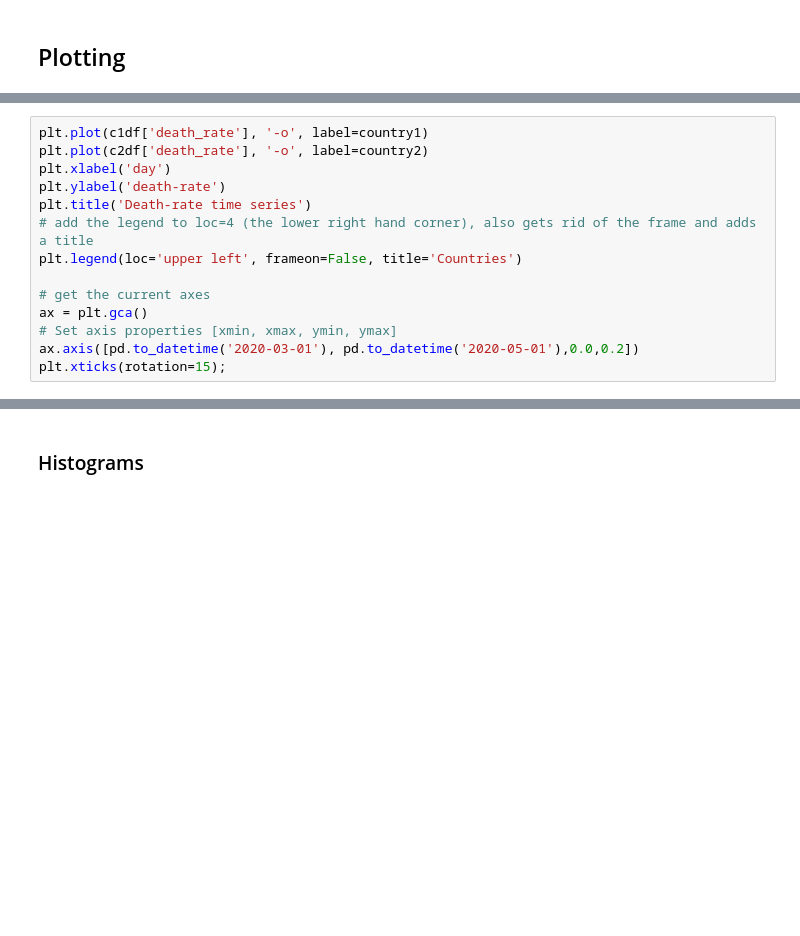
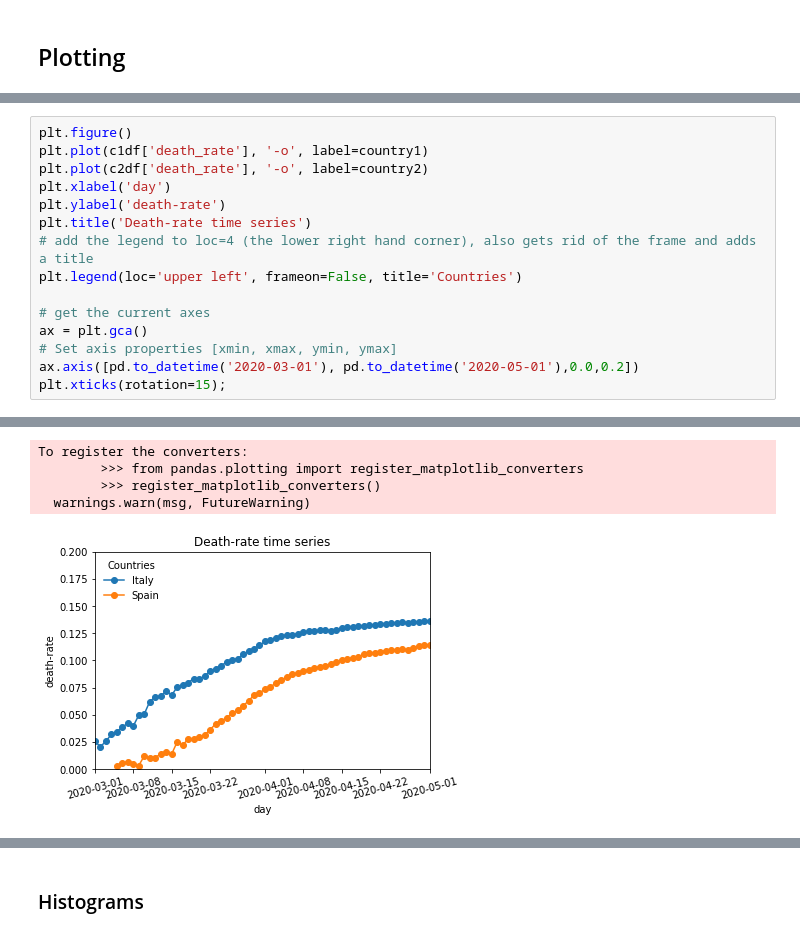
Before and after one commit to abtkod/practice, a Jupyter notebook: notes/ds-notes.ipynb, the cells around one changed output, grey strips where cells are left out. Cells and saved outputs as stored; diff of their text form; blank space fills up the shorter version.

```diff
--- a/notes/ds-notes.ipynb
+++ b/notes/ds-notes.ipynb
@@ -661,4 +663,5 @@ mpl.get_backend()
 # %%
+plt.figure()
 plt.plot(c1df['death_rate'], '-o', label=country1)
 plt.plot(c2df['death_rate'], '-o', label=country2)
 plt.xlabel('day')
@@ -678,3 +679,8 @@ plt.xticks(rotation=15);
+To register the converters:
+        >>> from pandas.plotting import register_matplotlib_converters
+        >>> register_matplotlib_converters()
+  warnings.warn(msg, FutureWarning)
+[figure, added]
 # %%
 plt.figure()
 plt.subplot(1,2,1)
```
Also changed, not shown: parts of 29 cells of this notebook.
